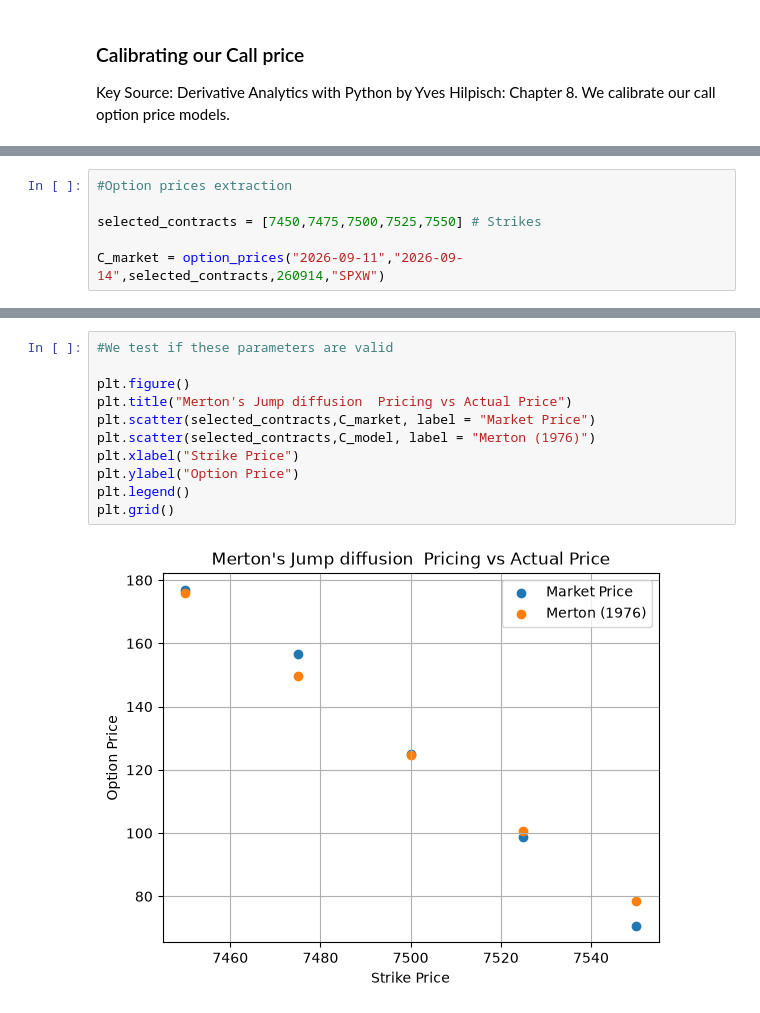
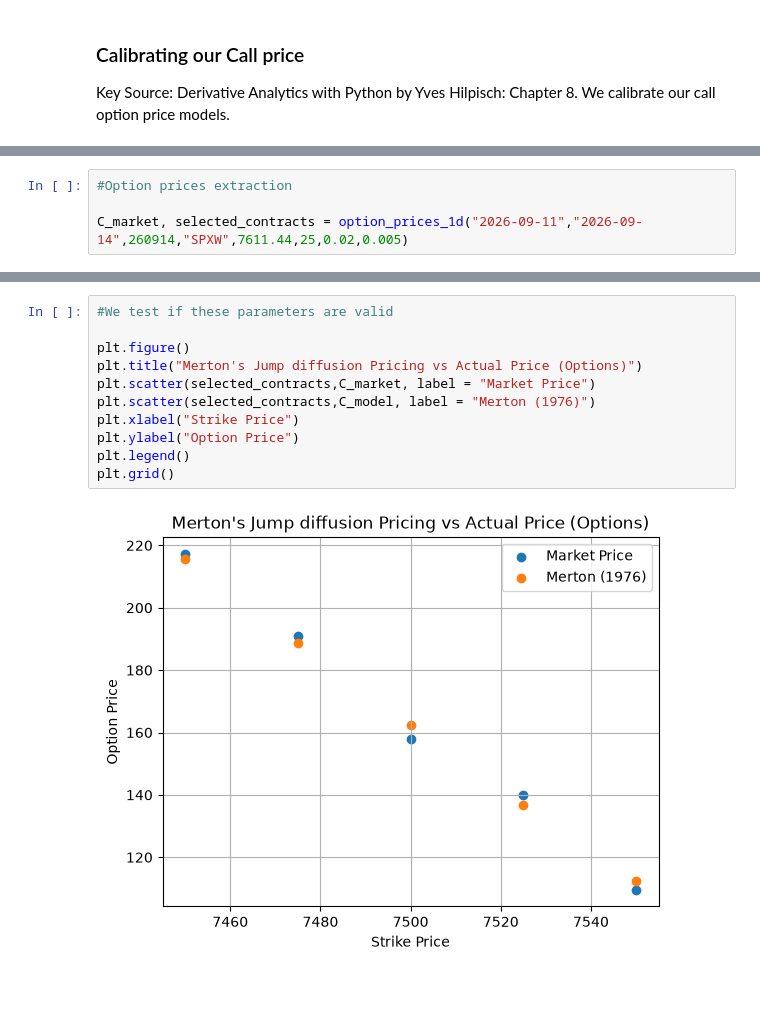
Before and after one commit to AeternoModo/Perfromance-and-Calibration-of-the-Jump-Diffusion-Model, a Jupyter notebook: strategies/calibration.ipynb, the cells around one changed output, grey strips where cells are left out. Drawn from its saved outputs; the diff is of its cells as text.

Commit message:
Made calibration for particular options easier. API's don't have what I need to backtest. Looking for alternatives

```diff
--- a/strategies/calibration.ipynb
+++ b/strategies/calibration.ipynb
@@ -10,7 +10,5 @@ import matplotlib.pyplot as plt
 # %%
 #Option prices extraction
 
-selected_contracts = [7450,7475,7500,7525,7550] # Strikes
-
-C_market = option_prices("2026-09-11","2026-09-14",selected_contracts,260914,"SPXW")
+C_market, selected_contracts = option_prices_1d("2026-09-11","2026-09-14",260914,"SPXW",7611.44,25,0.02,0.005)
 # %% [output]
@@ -82,13 +81,13 @@ RMSE: 4.819603854302213
 # %%
 #We test if these parameters are valid
 
 plt.figure()
-plt.title("Merton's Jump diffusion  Pricing vs Actual Price")
+plt.title("Merton's Jump diffusion Pricing vs Actual Price (Options)")
 plt.scatter(selected_contracts,C_market, label = "Market Price")
 plt.scatter(selected_contracts,C_model, label = "Merton (1976)")
 plt.xlabel("Strike Price")
 plt.ylabel("Option Price")
 plt.legend()
 plt.grid()
 # %% [output]
-[figure, old version]
+[figure, new version]
```
Also changed, not shown: parts of 3 cells of this notebook, 2 other files.
